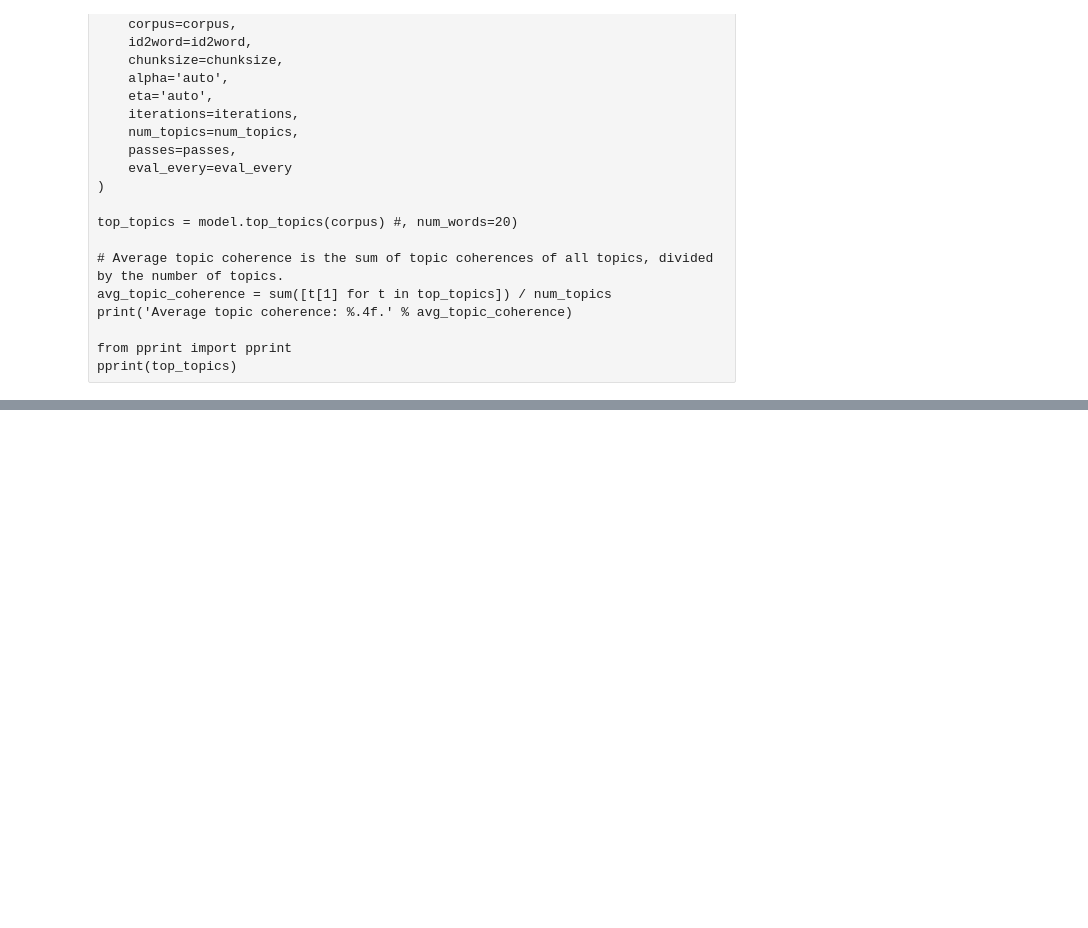
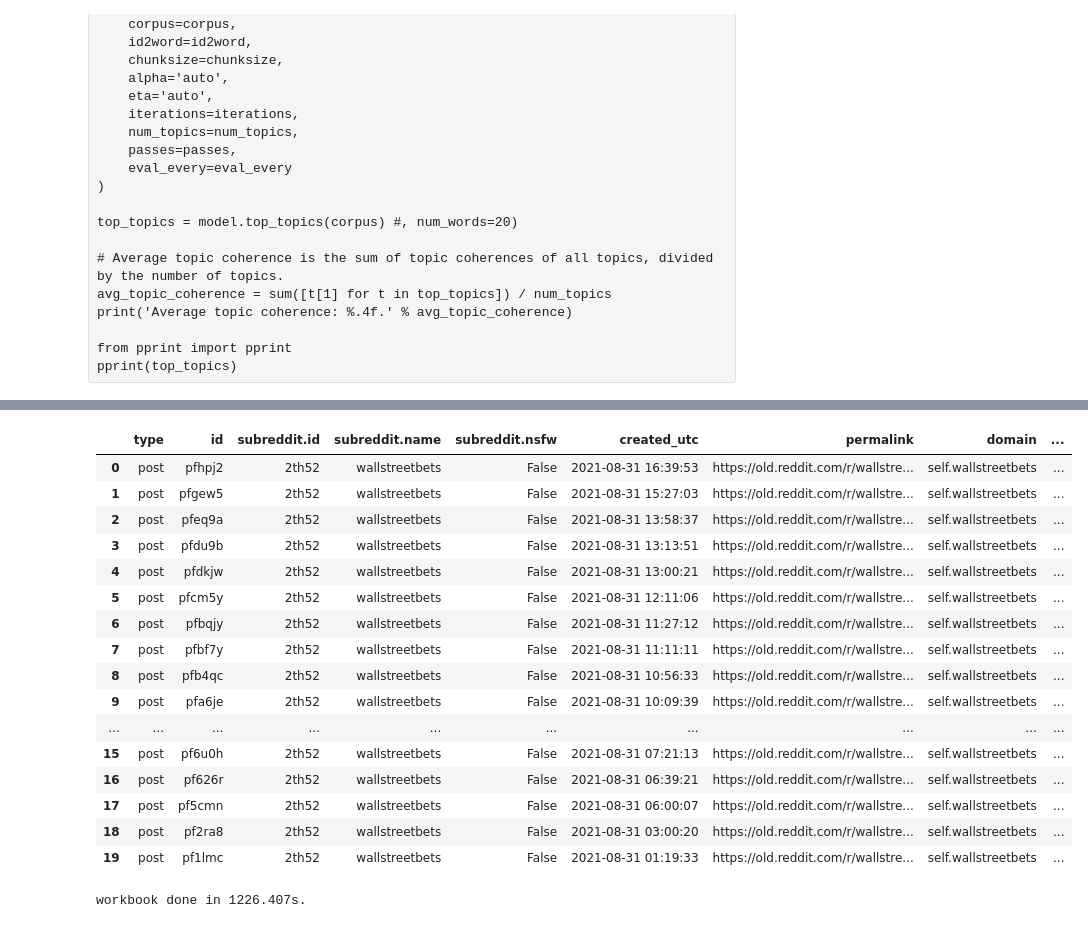
Before and after one commit to sam-courtney/dse203_final_project, a Jupyter notebook: DSE230 - Final Project - Reddit_Stock Conversations Graph.ipynb, the cells around one changed output, grey strips where cells are left out. Saved outputs shown, nothing was run; the diff lists cells and outputs as text; code cells hidden in the pictures; blank space fills up the shorter version.

```diff
--- a/DSE230 - Final Project - Reddit_Stock Conversations Graph.ipynb
+++ b/DSE230 - Final Project - Reddit_Stock Conversations Graph.ipynb
@@ -407,0 +259,29 @@ done in 95.962s.
+# %%
+# Tokenize these documents
+data = df_posts.iloc[:10,9].copy()
+#data = data.values.tolist()
+
+# Split the documents into tokens.
+tokenizer = RegexpTokenizer(r'\w+')
+for idx in range(len(data)):
+    data[idx] = data[idx].lower()  # Convert to lowercase.
+    data[idx] = tokenizer.tokenize(data[idx])  # Split into words.
+
+# Keep only select parts-of-speech
+data = [[token[0] for token in pos_tag(dat, tagset='universal', lang='eng') if token[1] in ['ADJ', 'ADV', 'NOUN', 'VERB']] for dat in data]
+
+print()
+# Remove numbers, but not words that contain numbers.
+data = [[token for token in dat if not token.isnumeric()] for dat in data]
+
+# Remove words that are only one character.
+data = [[token for token in dat if len(token) > 1] for dat in data]
+
+# Lemmatize the documents.
+lemmatizer = WordNetLemmatizer()
+data = [[lemmatizer.lemmatize(token) for token in dat] for dat in data]
+
+detokenizer = TreebankWordDetokenizer()
+data = [detokenizer.detokenize(dat) for dat in data]
+
+print(data[:2])
@@ -435,6 +505,7 @@ y3=lda.transform(x3)
 print("done in %0.3fs." % (time() - t0))
 
 df_posts['topic'] = np.argmax(y3, axis=1)
-df_posts['score'] = y3[np.argmax(y3, axis=1)]
+df_posts['score'] = np.max(y3, axis=1)
+
 t3=pd.Series(np.argmax(y3, axis=1)).value_counts(sort=False)
 t3/t3.sum()*100
@@ -447,6 +548,28 @@ df_posts.shape
 # %%
-df_posts.head()
+df_posts.head(20)
+# %% [output]
+|  | type | id | subreddit.id | subreddit.name | subreddit.nsfw | created_utc | permalink | domain | ... |
+| 0 | post | pfhpj2 | 2th52 | wallstreetbets | False | 2021-08-31 16:39:53 | https://old.reddit.com/r/wallstre... | self.wallstreetbets | ... |
+| 1 | post | pfgew5 | 2th52 | wallstreetbets | False | 2021-08-31 15:27:03 | https://old.reddit.com/r/wallstre... | self.wallstreetbets | ... |
+| 2 | post | pfeq9a | 2th52 | wallstreetbets | False | 2021-08-31 13:58:37 | https://old.reddit.com/r/wallstre... | self.wallstreetbets | ... |
+| 3 | post | pfdu9b | 2th52 | wallstreetbets | False | 2021-08-31 13:13:51 | https://old.reddit.com/r/wallstre... | self.wallstreetbets | ... |
+| 4 | post | pfdkjw | 2th52 | wallstreetbets | False | 2021-08-31 13:00:21 | https://old.reddit.com/r/wallstre... | self.wallstreetbets | ... |
+| 5 | post | pfcm5y | 2th52 | wallstreetbets | False | 2021-08-31 12:11:06 | https://old.reddit.com/r/wallstre... | self.wallstreetbets | ... |
+| 6 | post | pfbqjy | 2th52 | wallstreetbets | False | 2021-08-31 11:27:12 | https://old.reddit.com/r/wallstre... | self.wallstreetbets | ... |
+| 7 | post | pfbf7y | 2th52 | wallstreetbets | False | 2021-08-31 11:11:11 | https://old.reddit.com/r/wallstre... | self.wallstreetbets | ... |
+| 8 | post | pfb4qc | 2th52 | wallstreetbets | False | 2021-08-31 10:56:33 | https://old.reddit.com/r/wallstre... | self.wallstreetbets | ... |
+| 9 | post | pfa6je | 2th52 | wallstreetbets | False | 2021-08-31 10:09:39 | https://old.reddit.com/r/wallstre... | self.wallstreetbets | ... |
+| ... | ... | ... | ... | ... | ... | ... | ... | ... | ... |
+| 15 | post | pf6u0h | 2th52 | wallstreetbets | False | 2021-08-31 07:21:13 | https://old.reddit.com/r/wallstre... | self.wallstreetbets | ... |
+| 16 | post | pf626r | 2th52 | wallstreetbets | False | 2021-08-31 06:39:21 | https://old.reddit.com/r/wallstre... | self.wallstreetbets | ... |
+| 17 | post | pf5cmn | 2th52 | wallstreetbets | False | 2021-08-31 06:00:07 | https://old.reddit.com/r/wallstre... | self.wallstreetbets | ... |
+| 18 | post | pf2ra8 | 2th52 | wallstreetbets | False | 2021-08-31 03:00:20 | https://old.reddit.com/r/wallstre... | self.wallstreetbets | ... |
+| 19 | post | pf1lmc | 2th52 | wallstreetbets | False | 2021-08-31 01:19:33 | https://old.reddit.com/r/wallstre... | self.wallstreetbets | ... |
 # %%
 df_posts.to_csv('df_posts.csv')
 df_comments.to_csv('df_comments.csv')
 df_connected_comments.to_csv('df_connected_comments.csv')
+# %%
+print("workbook done in %0.3fs." % (time() - t_))
+# %% [output]
+workbook done in 1226.407s.
```
Also changed, not shown: parts of 28 cells of this notebook.
